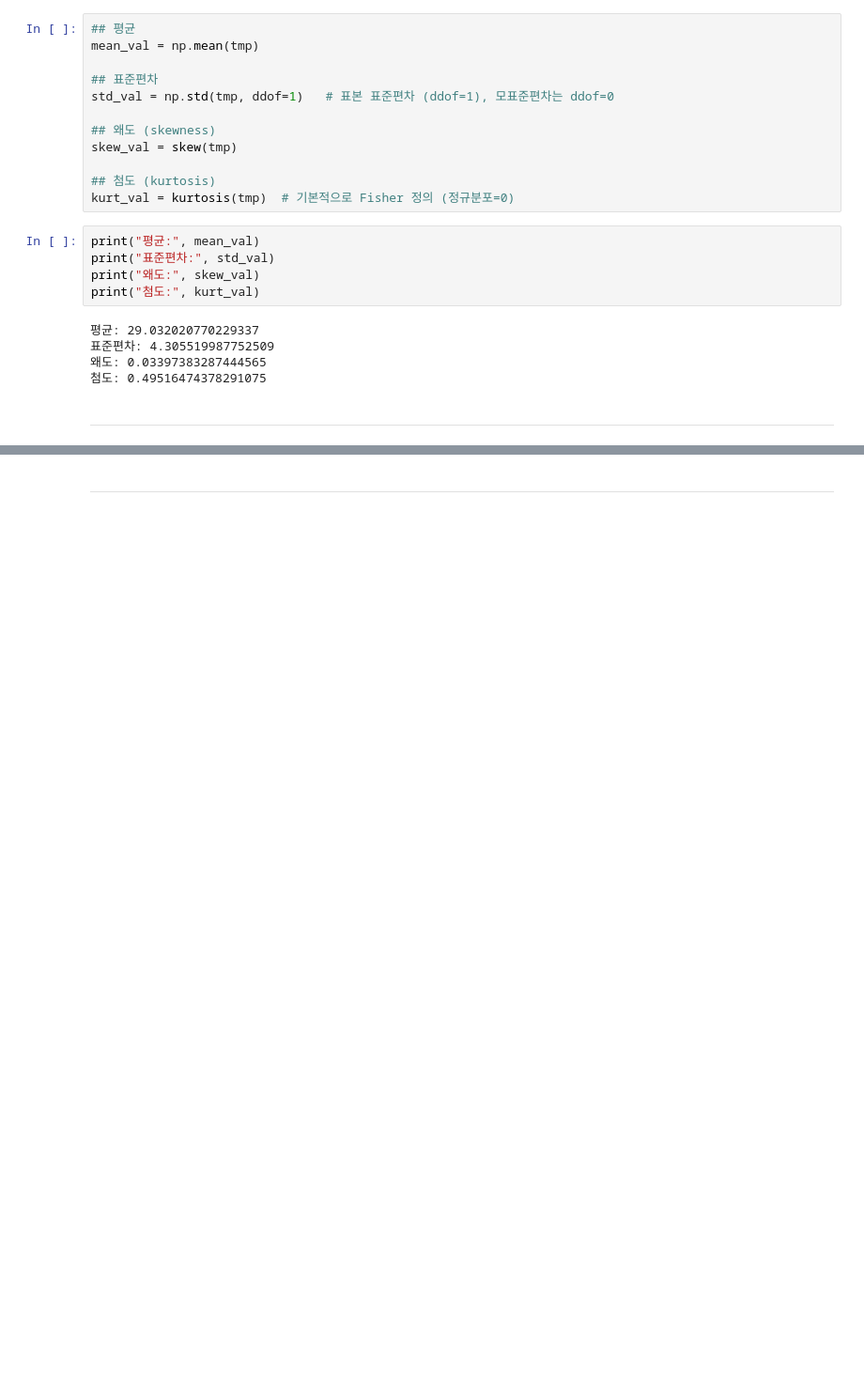
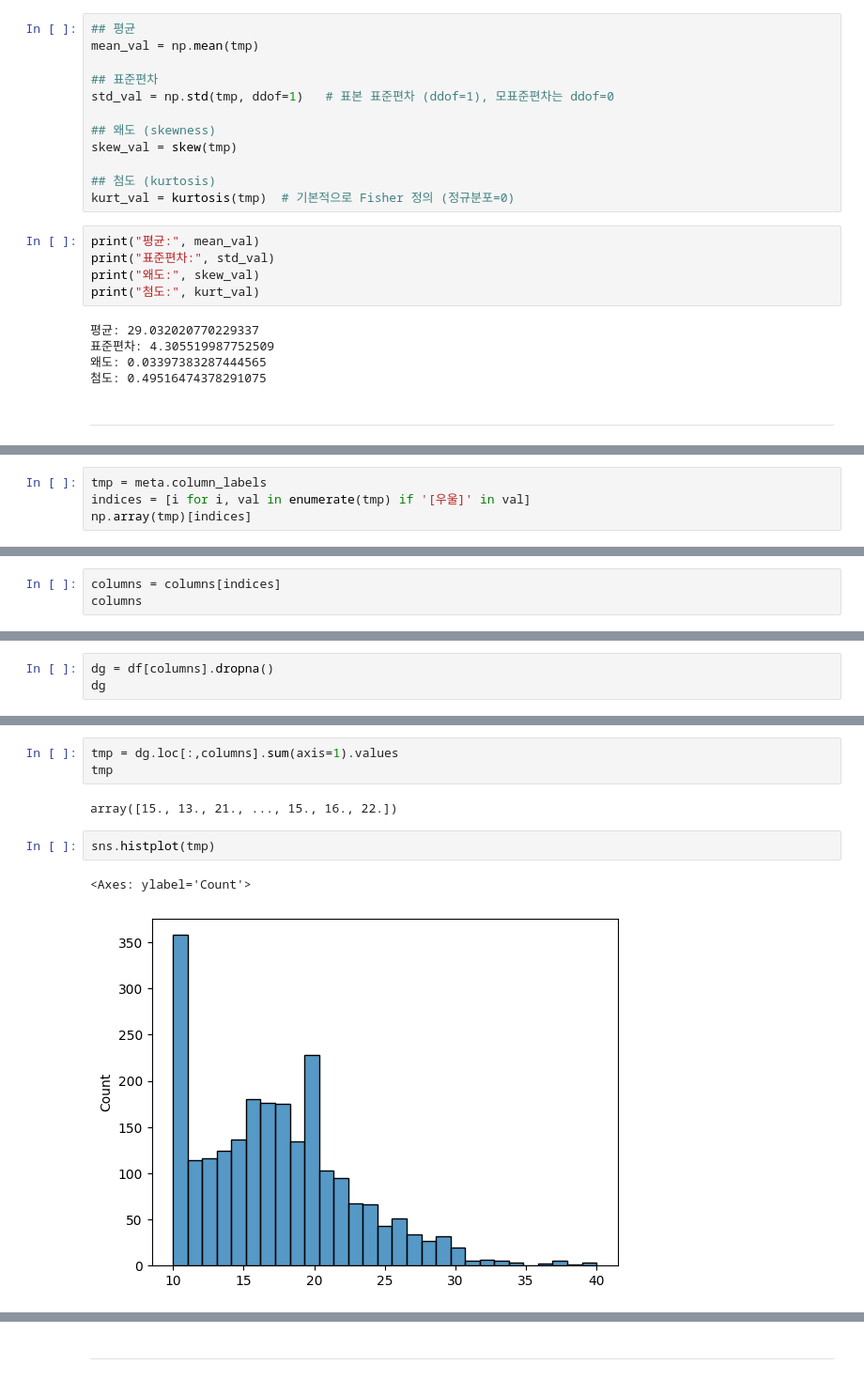
Before and after one commit to psb629/SPSS, a Jupyter notebook: spss.ipynb, the cells around one changed output, grey strips where cells are left out. Shown: that part at 94% size. Cells and saved outputs as stored; diff of their text form; blank space fills up the shorter version.

```diff
--- a/spss.ipynb
+++ b/spss.ipynb
@@ -110,0 +113,4 @@ print("첨도:", kurt_val)
+# %%
+tmp = meta.column_labels
+indices = [i for i, val in enumerate(tmp) if '[우울]' in val]
+np.array(tmp)[indices]
@@ -110,0 +123,3 @@ print("첨도:", kurt_val)
+# %%
+columns = columns[indices]
+columns
@@ -110,0 +130,3 @@ print("첨도:", kurt_val)
+# %%
+dg = df[columns].dropna()
+dg
@@ -110,0 +147,10 @@ print("첨도:", kurt_val)
+# %%
+tmp = dg.loc[:,columns].sum(axis=1).values
+tmp
+# %% [output]
+array([15., 13., 21., ..., 15., 16., 22.])
+# %%
+sns.histplot(tmp)
+# %% [output]
+<Axes: ylabel='Count'>
+[figure, added]
```
Also changed, not shown: parts of 6 cells of this notebook.
